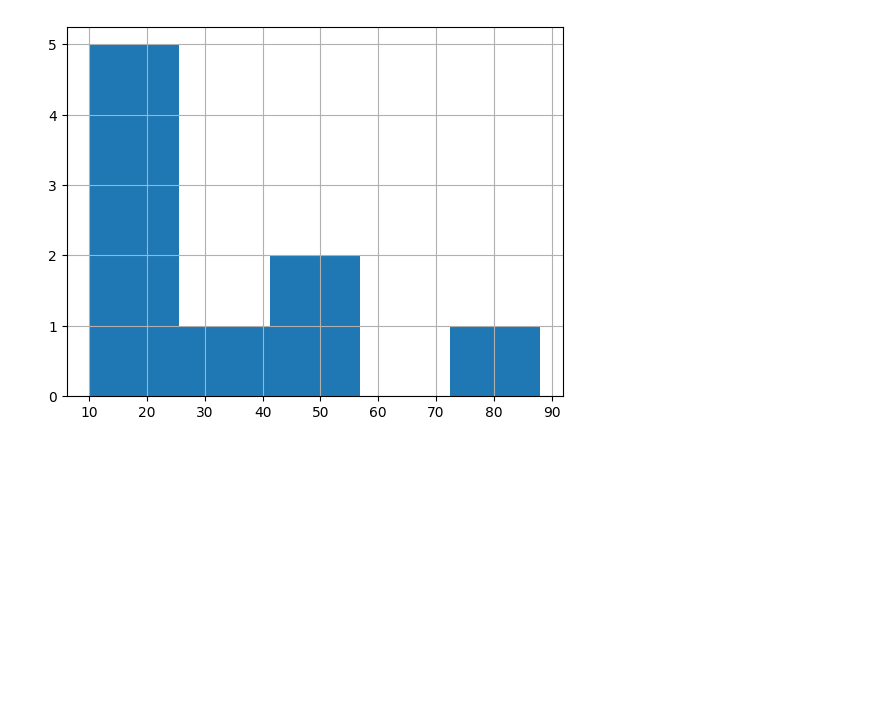
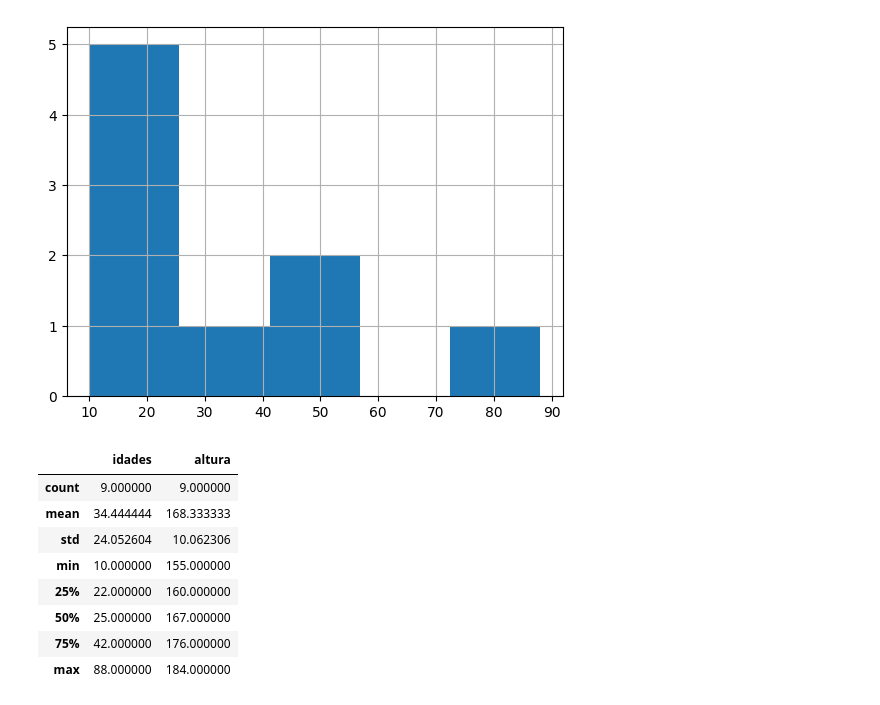
Before and after one commit to viniciuslino1/python_learning, a Jupyter notebook: pandas2.ipynb, the cells around one changed output. Saved outputs shown, nothing was run; the diff lists cells and outputs as text; code cells hidden in the pictures; blank space fills up the shorter version.

```diff
--- a/pandas2.ipynb
+++ b/pandas2.ipynb
@@ -84,3 +84,17 @@ _ = df.hist(bins=5)
 _ = df['idades'].hist(bins=5)
 # %% [output]
 [figure]
+# %%
+#descrição estatística dos dados
+
+df.describe()
+# %% [output]
+|  | idades | altura |
+| count | 9.000000 | 9.000000 |
+| mean | 34.444444 | 168.333333 |
+| std | 24.052604 | 10.062306 |
+| min | 10.000000 | 155.000000 |
+| 25% | 22.000000 | 160.000000 |
+| 50% | 25.000000 | 167.000000 |
+| 75% | 42.000000 | 176.000000 |
+| max | 88.000000 | 184.000000 |
```
